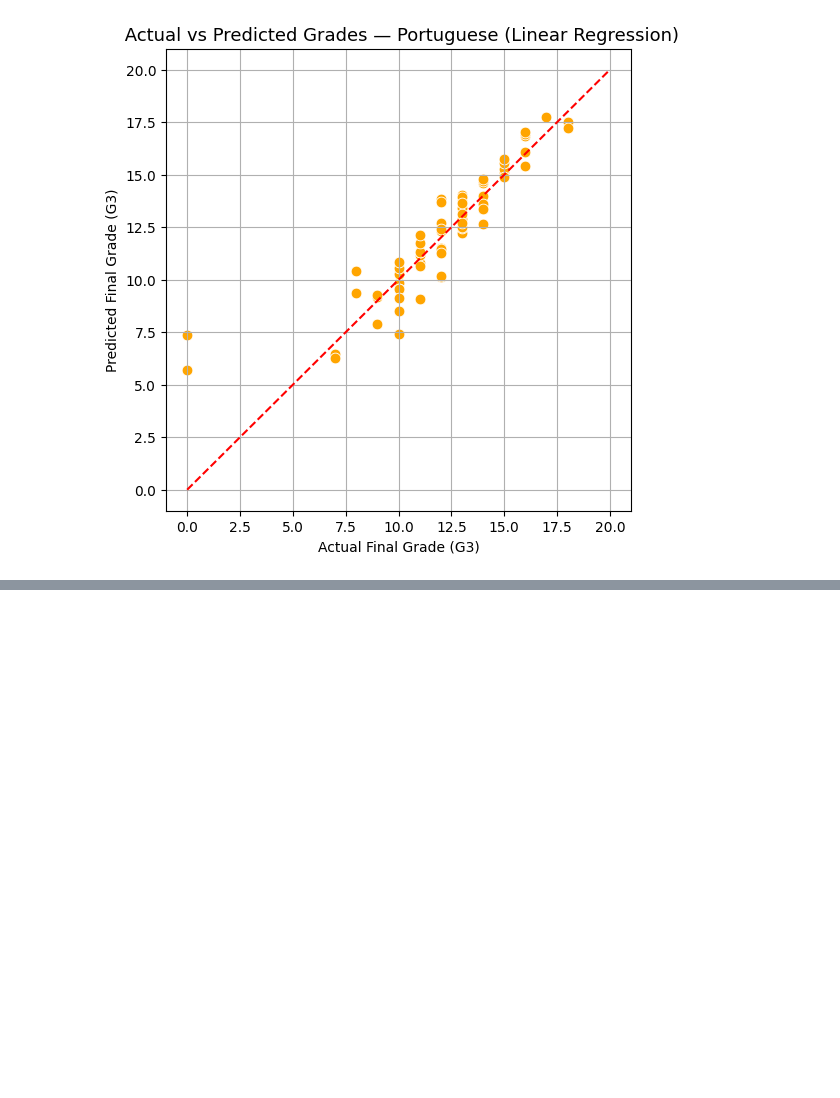
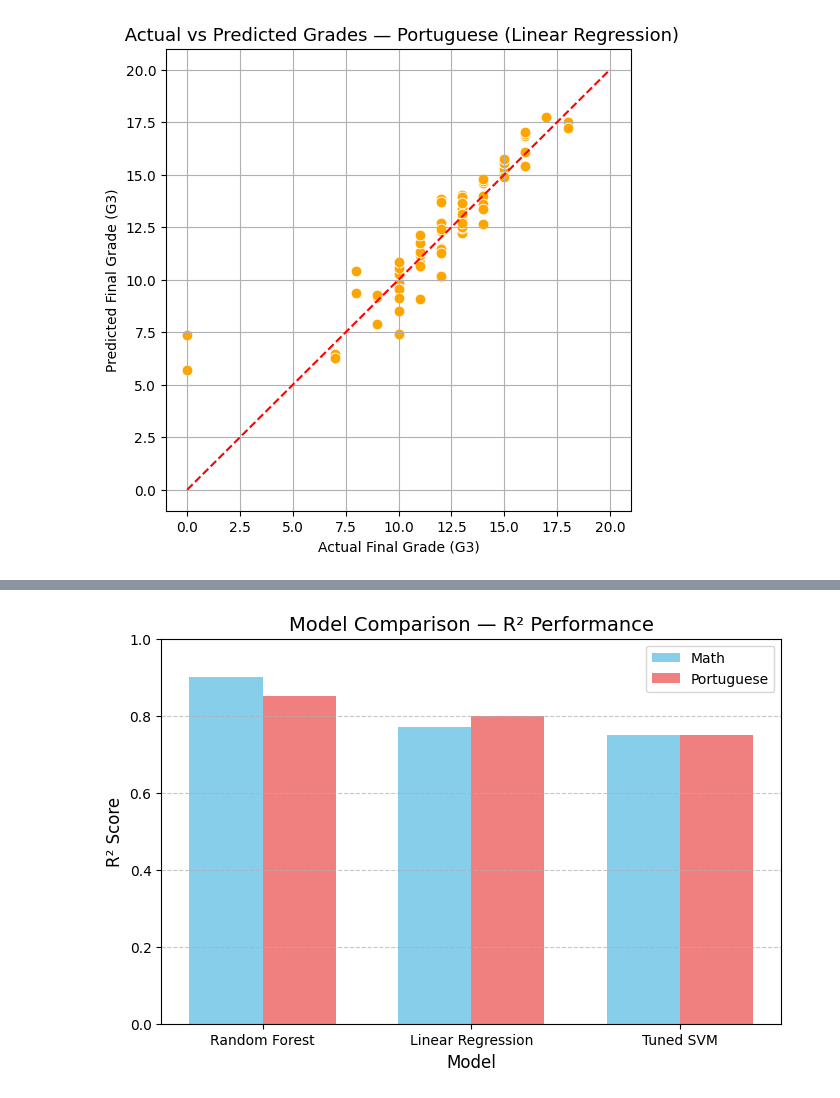
Before and after one commit to deepthimalugu/project-ds, a Jupyter notebook: pro2 (4).ipynb, the cells around one changed output, grey strips where cells are left out. Drawn from its saved outputs; the diff is of its cells as text; code cells hidden in the pictures; blank space fills up the shorter version.

```diff
--- a/pro2 (4).ipynb
+++ b/pro2 (4).ipynb
@@ -566,0 +588,27 @@ plt.show()
+# %%
+import matplotlib.pyplot as plt
+import numpy as np
+
+# Data
+models = ['Random Forest', 'Linear Regression', 'Tuned SVM']
+r2_math = [0.90, 0.77, 0.75]
+r2_port = [0.85, 0.80, 0.75]
+
+x = np.arange(len(models))  # the label locations
+width = 0.35  # bar width
+
+# Plot
+plt.figure(figsize=(8,5))
+plt.bar(x - width/2, r2_math, width, label='Math', color='skyblue')
+plt.bar(x + width/2, r2_port, width, label='Portuguese', color='lightcoral')
+
+plt.ylabel('R² Score', fontsize=12)
+plt.xlabel('Model', fontsize=12)
+plt.title('Model Comparison — R² Performance', fontsize=14)
+plt.xticks(x, models)
+plt.ylim(0, 1)
+plt.legend()
+plt.grid(axis='y', linestyle='--', alpha=0.7)
+plt.show()
+# %% [output]
+[figure, added]
```
Also changed, not shown: parts of 1 cell of this notebook.
